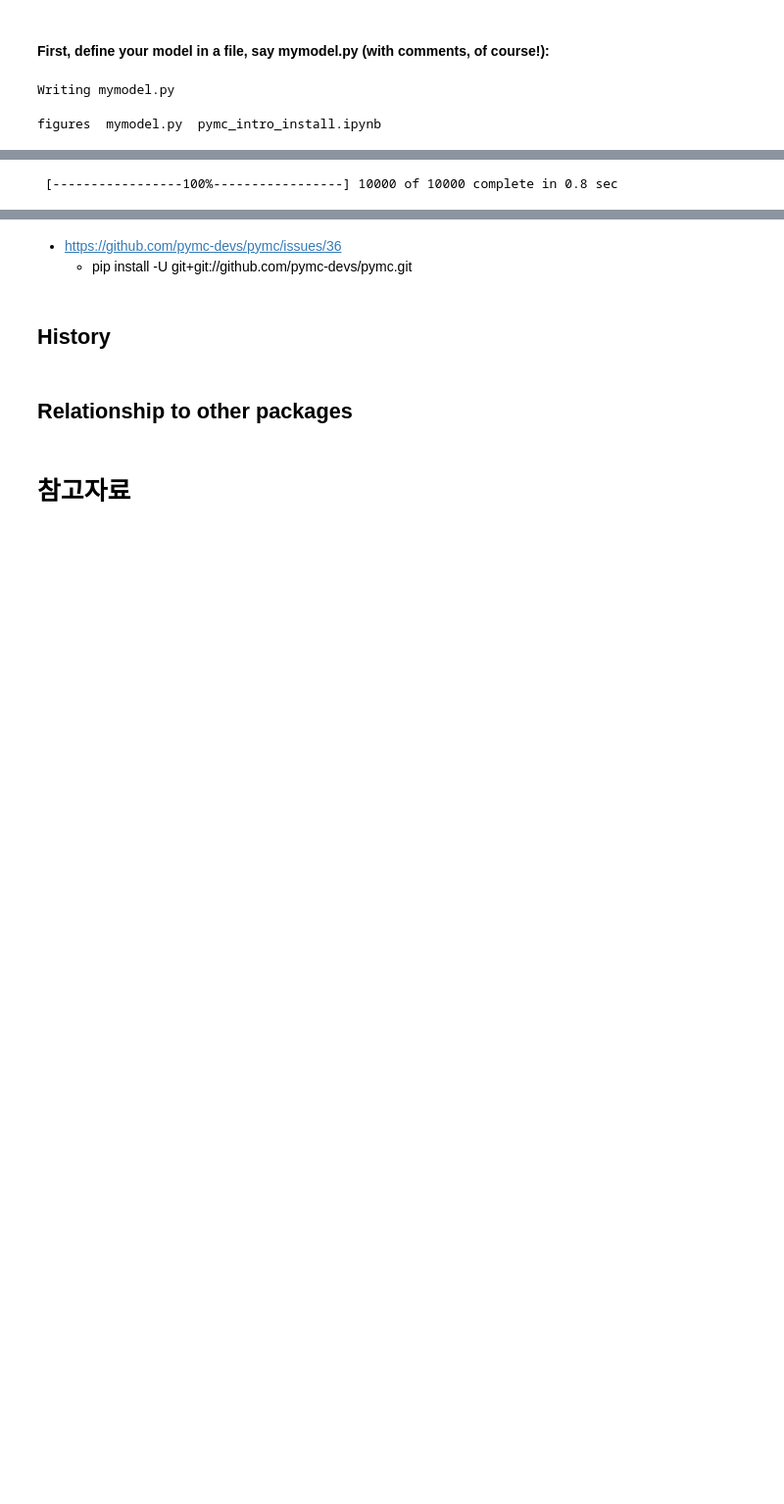
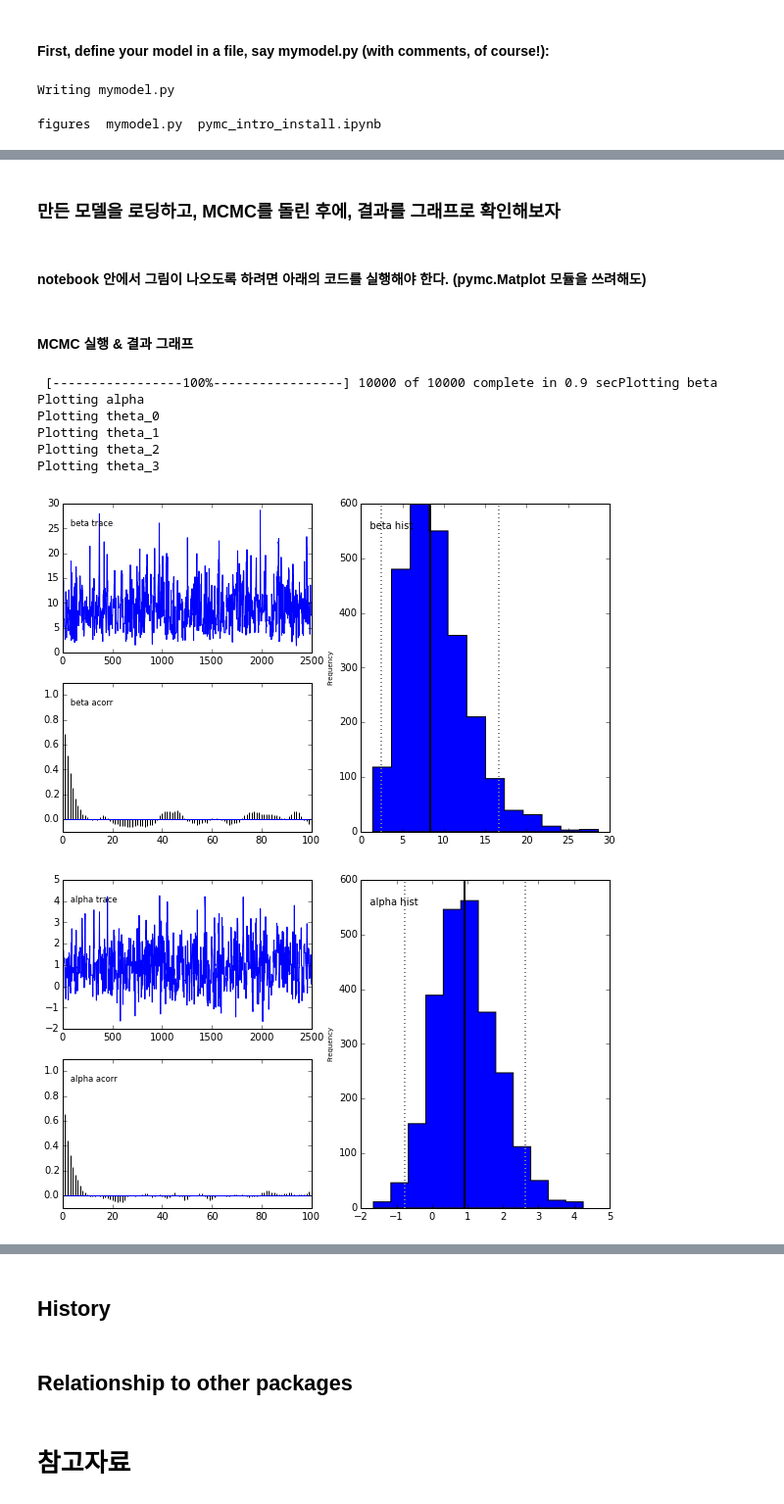
Before and after one commit to psygrammer/bayesianPy, a Jupyter notebook: part4/pymc01/pymc_intro_install.ipynb, the cells around one changed output, grey strips where cells are left out. Shown at 98% size. Saved outputs shown, nothing was run; the diff lists cells and outputs as text; code cells hidden in the pictures; blank space fills up the shorter version.

Commit message:
Update : pymc plot & pydot

```diff
--- a/part4/pymc01/pymc_intro_install.ipynb
+++ b/part4/pymc01/pymc_intro_install.ipynb
@@ -205,0 +257,4 @@ figures  mymodel.py  pymc_intro_install.ipynb
+# %% [markdown]
+### 만든 모델을 로딩하고, MCMC를 돌린 후에, 결과를 그래프로 확인해보자
+# %% [markdown]
+#### notebook 안에서 그림이 나오도록 하려면 아래의 코드를 실행해야 한다. (pymc.Matplot 모듈을 쓰려해도)
@@ -206,9 +263,18 @@ figures  mymodel.py  pymc_intro_install.ipynb
+# %% [markdown]
+#### MCMC 실행 & 결과 그래프
 # %%
 import pymc
 import mymodel
 
 S = pymc.MCMC(mymodel, db='pickle')
 S.sample(iter=10000, burn=5000, thin=2)
-#pymc.Matplot.plot(S)
+pymc.Matplot.plot(S)
 # %% [output]
- [-----------------100%-----------------] 10000 of 10000 complete in 0.8 sec
+ [-----------------100%-----------------] 10000 of 10000 complete in 0.9 secPlotting beta
+Plotting alpha
+Plotting theta_0
+Plotting theta_1
+Plotting theta_2
+Plotting theta_3
+[figure, added]
+[figure, added]
@@ -215,3 +281,0 @@ S.sample(iter=10000, burn=5000, thin=2)
-# %% [markdown]
-* https://github.com/pymc-devs/pymc/issues/36
-    - pip install -U git+git://github.com/pymc-devs/pymc.git
```
Also changed, not shown: parts of 30 cells of this notebook, 9 other files.
